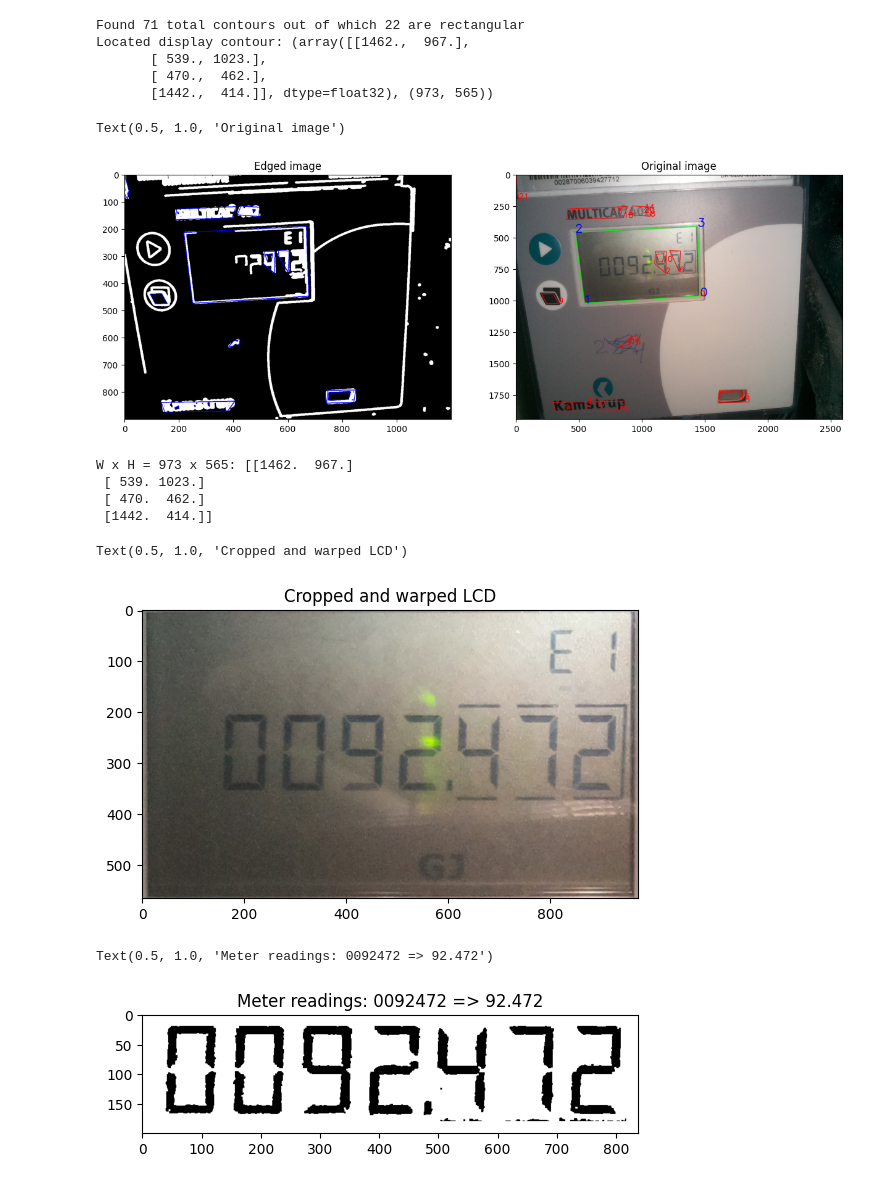
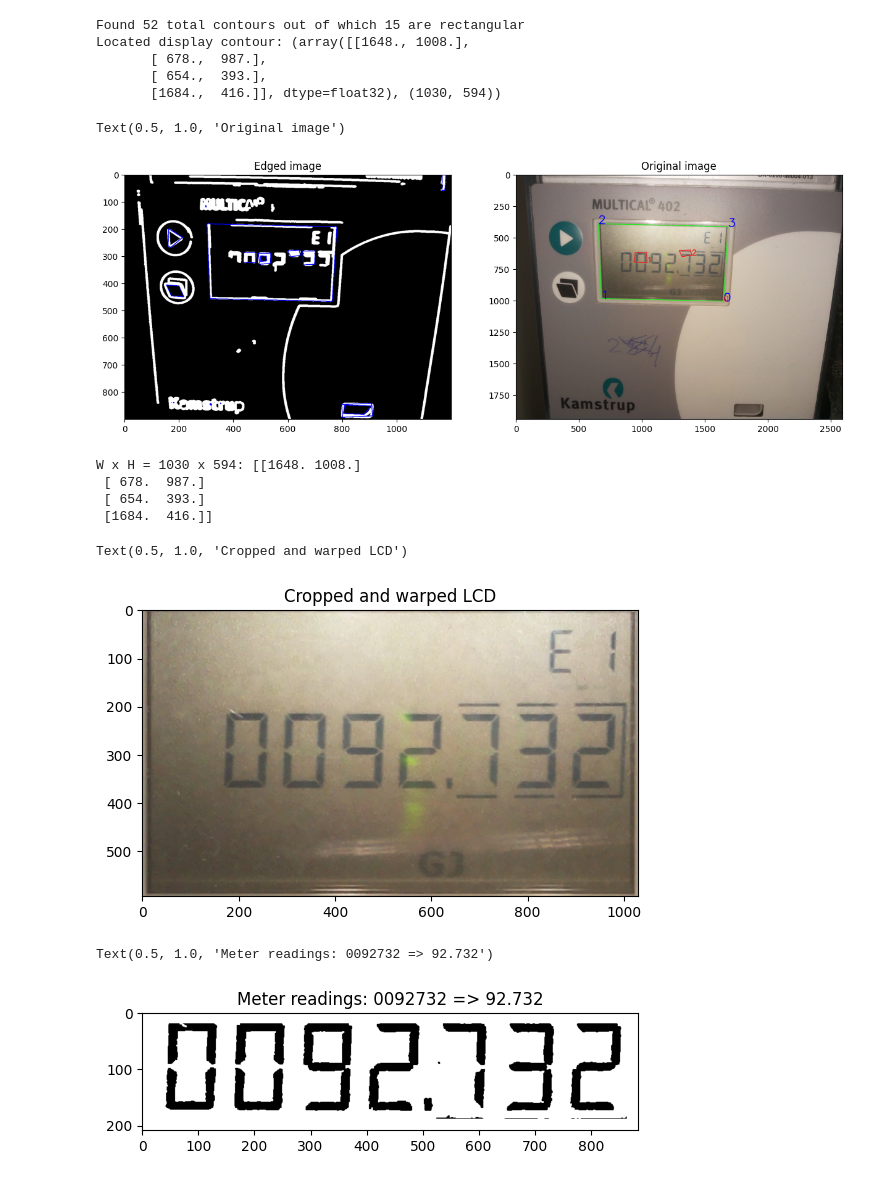
Before and after one commit to x-cray/ocr-consumed-energy-logger, a Jupyter notebook: ocr-notebook.ipynb, the cells around one changed output. Saved outputs shown, nothing was run; the diff lists cells and outputs as text; code cells hidden in the pictures.

```diff
--- a/ocr-notebook.ipynb
+++ b/ocr-notebook.ipynb
@@ -7,7 +7,7 @@ import cv2
 class ReaderError(Exception):
     """Meter reader generic exception"""
 
-img_path = "./img/readings-1.jpg"
+img_path = "./img/readings-6.jpg"
 
 # Load the input image and convert to RGB for correct display
 image = cv2.imread(img_path)
@@ -148,6 +148,10 @@ sorted_contours = sorted(
     # large number to go to the end of the list
     key=lambda nc: abs(1.72 - nc[1][0] / nc[1][1]) if nc[1][1] else 100,
 )
+# To further reduce false-positives take the biggest contour out of top 3 matches
+sorted_contours = sorted(
+    sorted_contours[:3], key=lambda nc: nc[1][0] * nc[1][1], reverse=True
+)
 display_contour = next(iter(sorted_contours), None)
 print(f"Located display contour: {display_contour}")
 
@@ -164,39 +168,39 @@ for i in range(len(display_contour[0])):
         cv2.FONT_HERSHEY_SIMPLEX,
         3,
         (0, 0, 255),
         5,
         cv2.LINE_AA
     )
 
 # Draw sorted contours' indices
 for i in range(len(sorted_contours)):
     cv2.putText(
         contours_original_image,
         str(i),
         np.int32(sorted_contours[i][0][0]),
         cv2.FONT_HERSHEY_SIMPLEX,
         2,
         (255, 0, 0),
         4,
         cv2.LINE_AA
     )
 
 fig = plt.figure(figsize=(15, 10))
 fig.add_subplot(1, 2, 1)
 plt.imshow(contours_detection_image, cmap="gray")
 plt.title("Edged image")
 
 fig.add_subplot(1, 2, 2)
 plt.imshow(contours_original_image, cmap="gray")
 plt.title("Original image")
 # %% [output]
-Found 71 total contours out of which 22 are rectangular
-Located display contour: (array([[1462.,  967.],
-       [ 539., 1023.],
-       [ 470.,  462.],
-       [1442.,  414.]], dtype=float32), (973, 565))
+Found 52 total contours out of which 15 are rectangular
+Located display contour: (array([[1648., 1008.],
+       [ 678.,  987.],
+       [ 654.,  393.],
+       [1684.,  416.]], dtype=float32), (1030, 594))
 Text(0.5, 1.0, 'Original image')
-[figure, old version]
+[figure, new version]
 # %%
 (display_width, display_height) = display_contour[1]
 display_dst_pts = np.float32([[display_width, display_height], [0, display_height], [0, 0], [display_width, 0]])
@@ -209,12 +213,12 @@ print(f"W x H = {display_width} x {display_height}: {display_contour[0]}")
 plt.imshow(warp)
 plt.title("Cropped and warped LCD")
 # %% [output]
-W x H = 973 x 565: [[1462.  967.]
- [ 539. 1023.]
- [ 470.  462.]
- [1442.  414.]]
+W x H = 1030 x 594: [[1648. 1008.]
+ [ 678.  987.]
+ [ 654.  393.]
+ [1684.  416.]]
 Text(0.5, 1.0, 'Cropped and warped LCD')
-[figure, old version]
+[figure, new version]
 # %%
 def smooth_image(img):
     """Smoothes the image"""
@@ -283,5 +287,5 @@ if readings_float < 0.1:
 plt.imshow(readings_roi, cmap="gray")
 plt.title(f"Meter readings: {readings} => {readings_float}")
 # %% [output]
-Text(0.5, 1.0, 'Meter readings: 0092472 => 92.472')
+Text(0.5, 1.0, 'Meter readings: 0092732 => 92.732')
-[figure, old version]
+[figure, new version]
```
Also changed, not shown: parts of 2 cells of this notebook, 4 other files.
